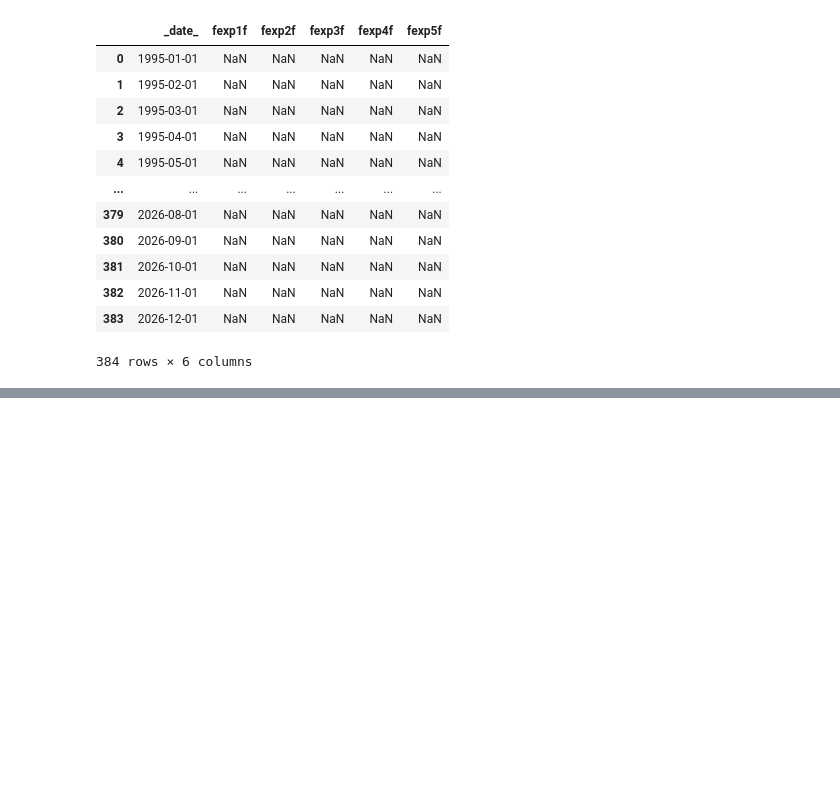
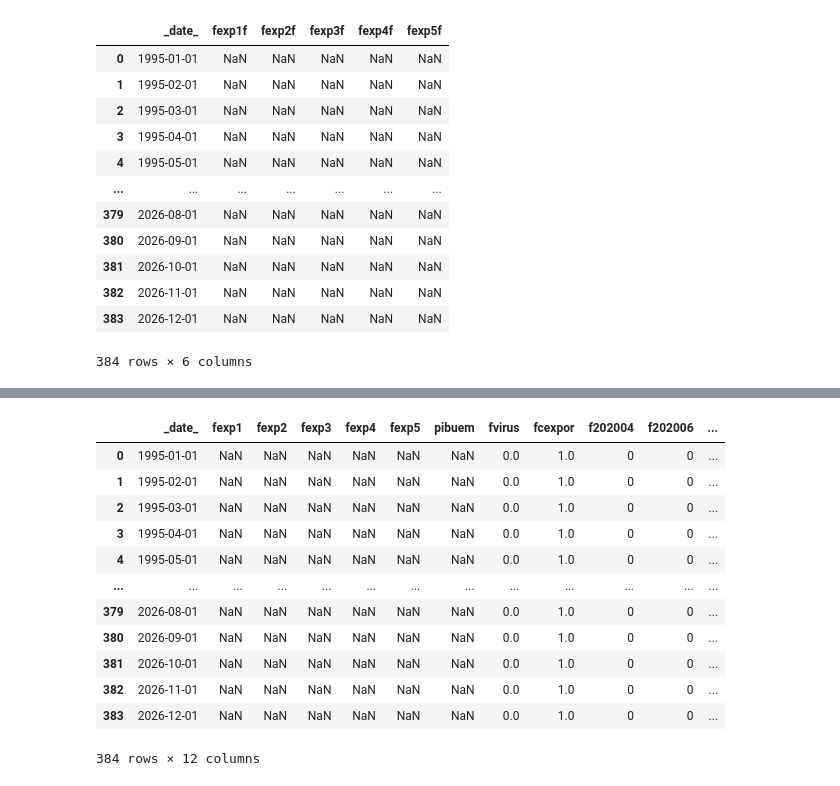
Before and after one commit to DrSumitodemansana/High-Frequency_GDP_Forecasting, a Jupyter notebook: src/modelo/actualizacion_mensual/Indices.ipynb, the cells around one changed output, grey strips where cells are left out. Cells and saved outputs as stored; diff of their text form; code cells hidden in the pictures; blank space fills up the shorter version.

```diff
--- a/src/modelo/actualizacion_mensual/Indices.ipynb
+++ b/src/modelo/actualizacion_mensual/Indices.ipynb
@@ -258 +256,18 @@ array([['2005-03-01', -0.14082494422895248, -0.3680257003959599,
       shape=(250, 6), dtype=object)
+# %%
+variables_arima_exportaciones = pd.read_csv(r'C:\Users\lucas\High-Frequency_GDP_Forecasting\src\modelo\actualizacion_mensual\variables_ecuaciones_arima\variables_arima_exportaciones.txt',delimiter='\t')
+variables_arima_exportaciones
+# %% [output]
+|  | _date_ | fexp1 | fexp2 | fexp3 | fexp4 | fexp5 | pibuem | fvirus | fcexpor | f202004 | f202006 | ... |
+| 0 | 1995-01-01 | NaN | NaN | NaN | NaN | NaN | NaN | 0.0 | 1.0 | 0 | 0 | ... |
+| 1 | 1995-02-01 | NaN | NaN | NaN | NaN | NaN | NaN | 0.0 | 1.0 | 0 | 0 | ... |
+| 2 | 1995-03-01 | NaN | NaN | NaN | NaN | NaN | NaN | 0.0 | 1.0 | 0 | 0 | ... |
+| 3 | 1995-04-01 | NaN | NaN | NaN | NaN | NaN | NaN | 0.0 | 1.0 | 0 | 0 | ... |
+| 4 | 1995-05-01 | NaN | NaN | NaN | NaN | NaN | NaN | 0.0 | 1.0 | 0 | 0 | ... |
+| ... | ... | ... | ... | ... | ... | ... | ... | ... | ... | ... | ... | ... |
+| 379 | 2026-08-01 | NaN | NaN | NaN | NaN | NaN | NaN | 0.0 | 1.0 | 0 | 0 | ... |
+| 380 | 2026-09-01 | NaN | NaN | NaN | NaN | NaN | NaN | 0.0 | 1.0 | 0 | 0 | ... |
+| 381 | 2026-10-01 | NaN | NaN | NaN | NaN | NaN | NaN | 0.0 | 1.0 | 0 | 0 | ... |
+| 382 | 2026-11-01 | NaN | NaN | NaN | NaN | NaN | NaN | 0.0 | 1.0 | 0 | 0 | ... |
+| 383 | 2026-12-01 | NaN | NaN | NaN | NaN | NaN | NaN | 0.0 | 1.0 | 0 | 0 | ... |
+384 rows × 12 columns
```
Also changed, not shown: parts of 6 cells of this notebook, 3 other files.
